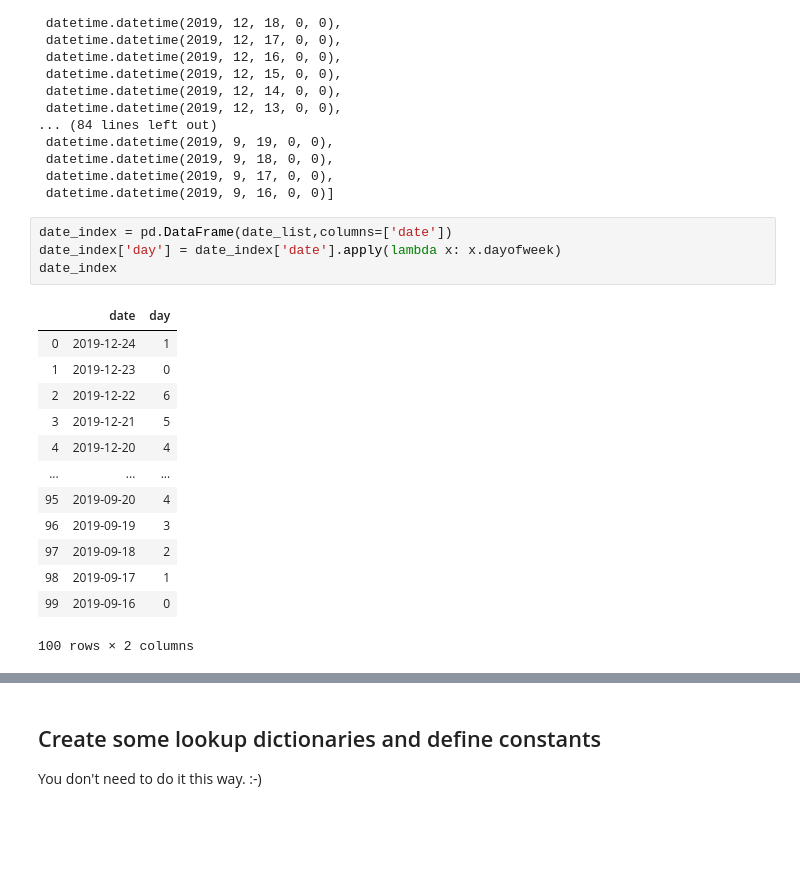
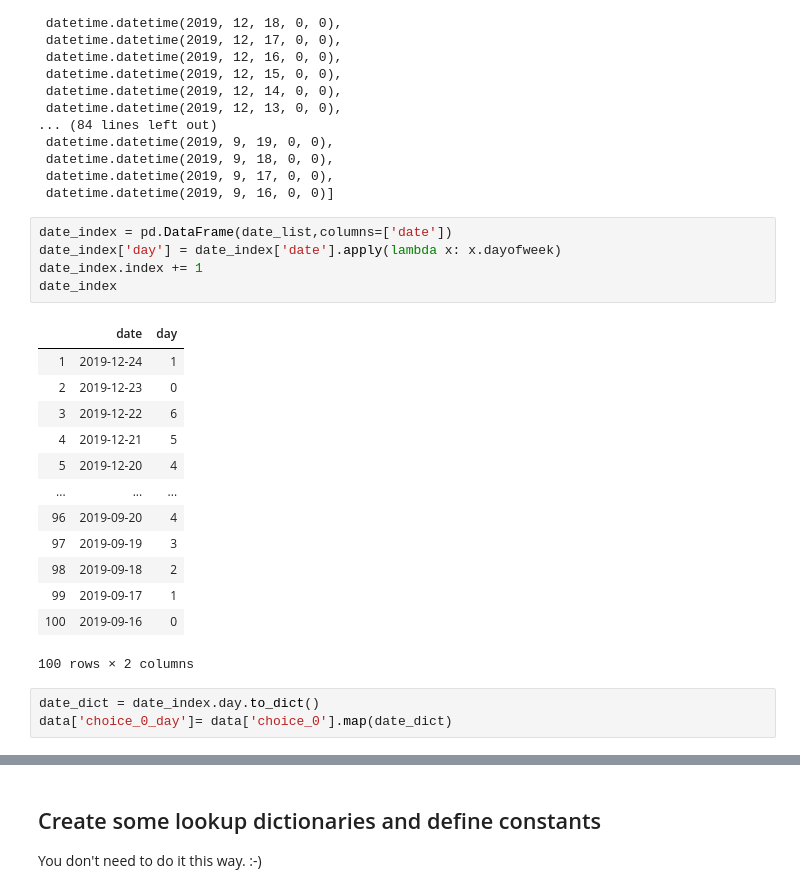
Before and after one commit to tdrumhel1/santa, a Jupyter notebook: santa-notebook-v1.ipynb, the cells around one changed output, grey strips where cells are left out. Drawn from its saved outputs; the diff is of its cells as text; blank space fills up the shorter version.

```diff
--- a/santa-notebook-v1.ipynb
+++ b/santa-notebook-v1.ipynb
@@ -89,19 +129,23 @@ date_list
 # %%
 date_index = pd.DataFrame(date_list,columns=['date'])
 date_index['day'] = date_index['date'].apply(lambda x: x.dayofweek)
+date_index.index += 1
 date_index
 # %% [output]
 |  | date | day |
-| 0 | 2019-12-24 | 1 |
-| 1 | 2019-12-23 | 0 |
-| 2 | 2019-12-22 | 6 |
-| 3 | 2019-12-21 | 5 |
-| 4 | 2019-12-20 | 4 |
+| 1 | 2019-12-24 | 1 |
+| 2 | 2019-12-23 | 0 |
+| 3 | 2019-12-22 | 6 |
+| 4 | 2019-12-21 | 5 |
+| 5 | 2019-12-20 | 4 |
 | ... | ... | ... |
-| 95 | 2019-09-20 | 4 |
-| 96 | 2019-09-19 | 3 |
-| 97 | 2019-09-18 | 2 |
-| 98 | 2019-09-17 | 1 |
-| 99 | 2019-09-16 | 0 |
+| 96 | 2019-09-20 | 4 |
+| 97 | 2019-09-19 | 3 |
+| 98 | 2019-09-18 | 2 |
+| 99 | 2019-09-17 | 1 |
+| 100 | 2019-09-16 | 0 |
 100 rows × 2 columns
+# %%
+date_dict = date_index.day.to_dict()
+data['choice_0_day']= data['choice_0'].map(date_dict)
 # %%
```
Also changed, not shown: parts of 12 cells of this notebook.
